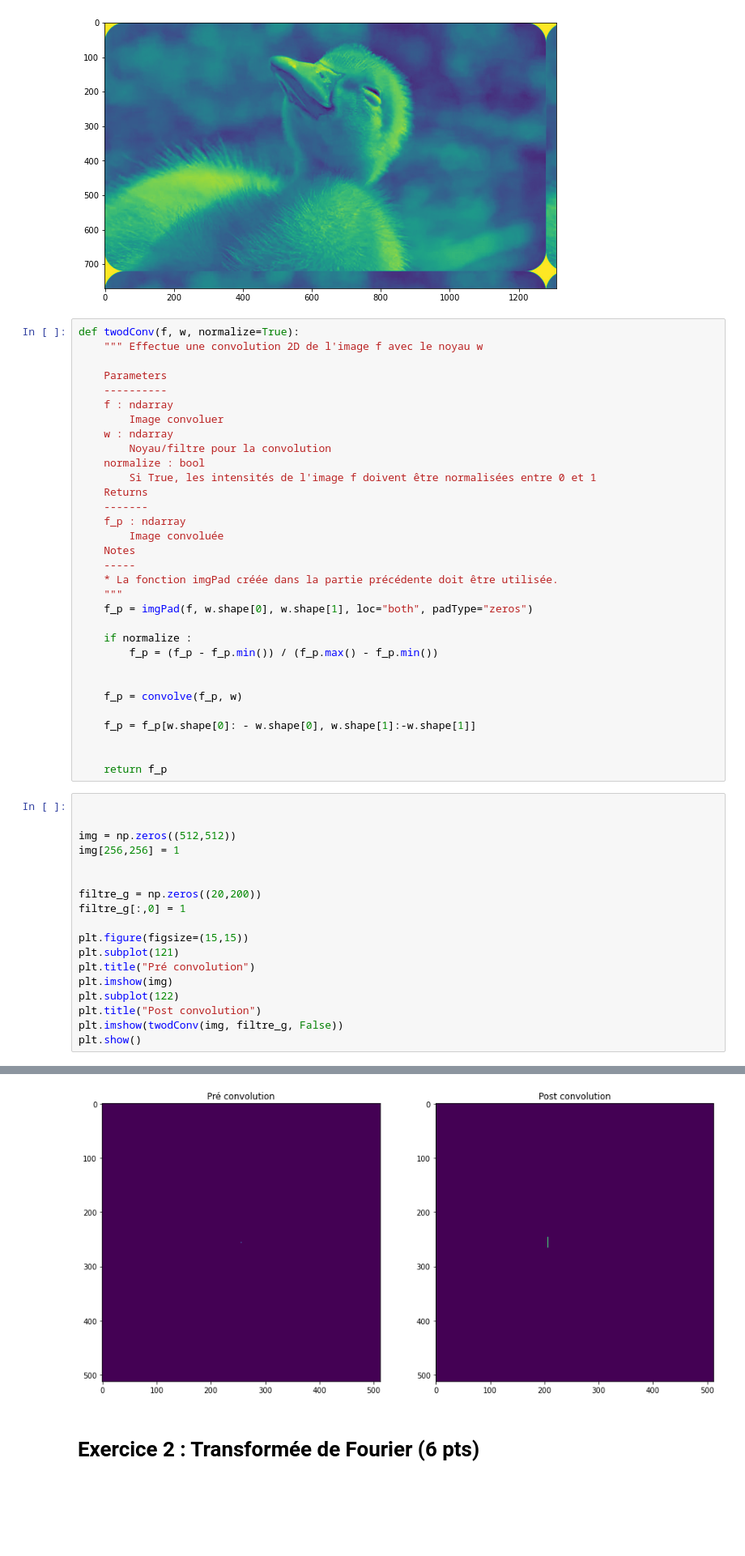
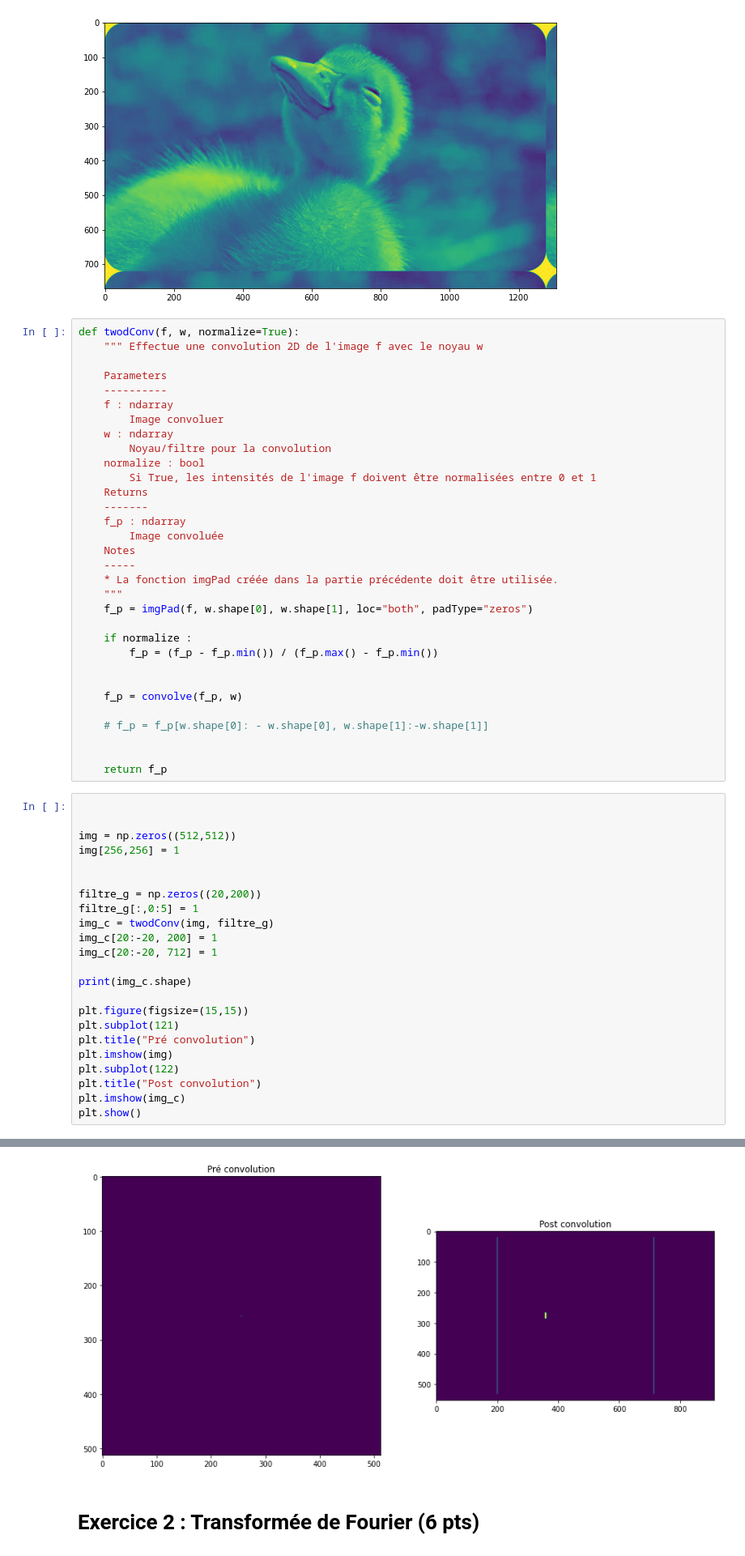
Before and after one commit to RaphaelJ-S/inf600f, a Jupyter notebook: tp/tp2/data/tp2.ipynb, the cells around one changed output, grey strips where cells are left out. Shown at 81% size. Saved outputs shown, nothing was run; the diff lists cells and outputs as text; blank space fills up the shorter version.

```diff
--- a/tp/tp2/data/tp2.ipynb
+++ b/tp/tp2/data/tp2.ipynb
@@ -113,7 +113,7 @@ def twodConv(f, w, normalize=True):
 
     f_p = convolve(f_p, w)
 
-    f_p = f_p[w.shape[0]: - w.shape[0], w.shape[1]:-w.shape[1]]
+    # f_p = f_p[w.shape[0]: - w.shape[0], w.shape[1]:-w.shape[1]]
 
 
     return f_p
@@ -125,7 +125,12 @@ img[256,256] = 1
 
 
 filtre_g = np.zeros((20,200))
-filtre_g[:,0] = 1
+filtre_g[:,0:5] = 1
+img_c = twodConv(img, filtre_g)
+img_c[20:-20, 200] = 1
+img_c[20:-20, 712] = 1
+
+print(img_c.shape)
 
 plt.figure(figsize=(15,15))
 plt.subplot(121)
@@ -133,6 +138,6 @@ plt.title("Pré convolution")
 plt.imshow(img)
 plt.subplot(122)
 plt.title("Post convolution")
-plt.imshow(twodConv(img, filtre_g, False))
+plt.imshow(img_c)
 plt.show()
 # %% [output]
@@ -139,3 +145,3 @@ plt.show()
-[figure, old version]
+[figure, new version]
 # %% [markdown]
 # Exercice 2 : Transformée de Fourier (6 pts)
```
Also changed, not shown: parts of 6 cells of this notebook.
